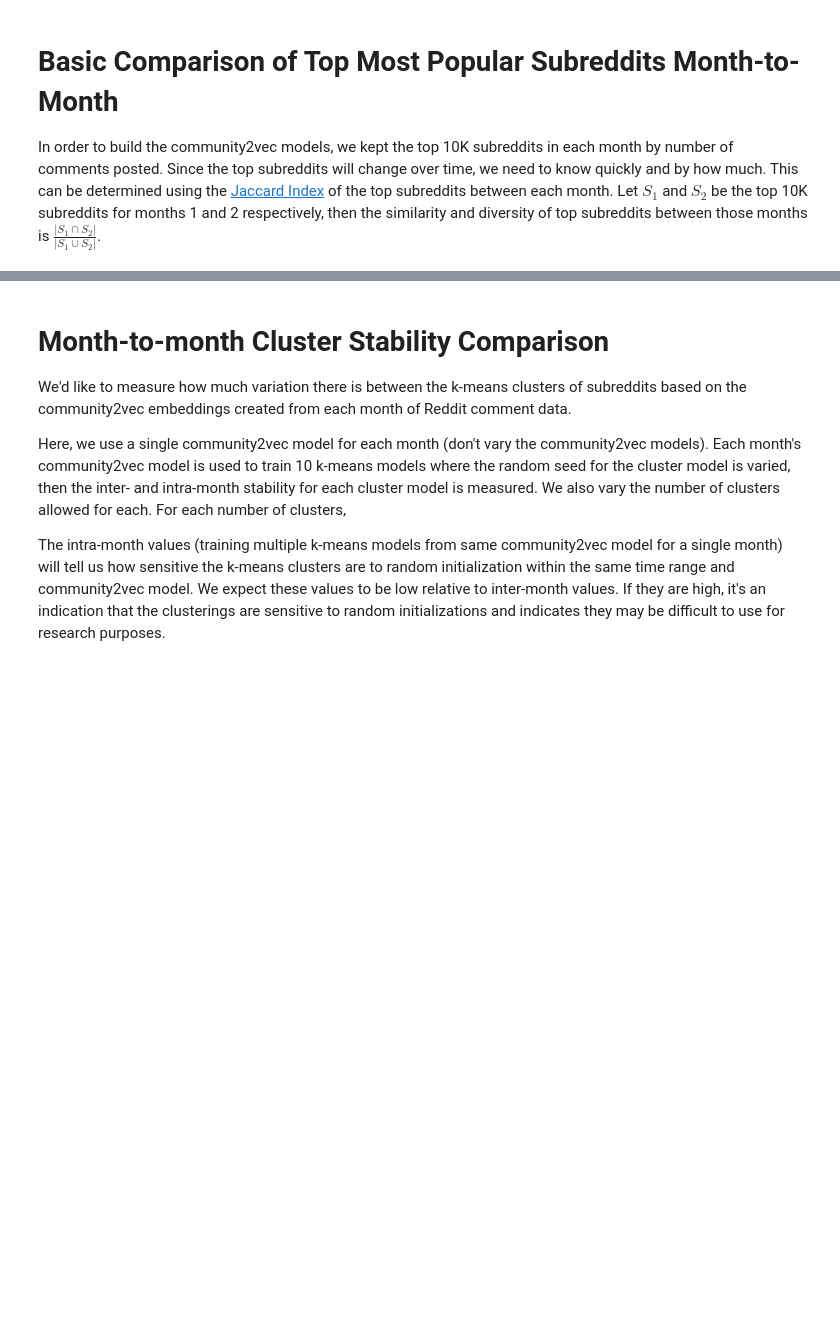
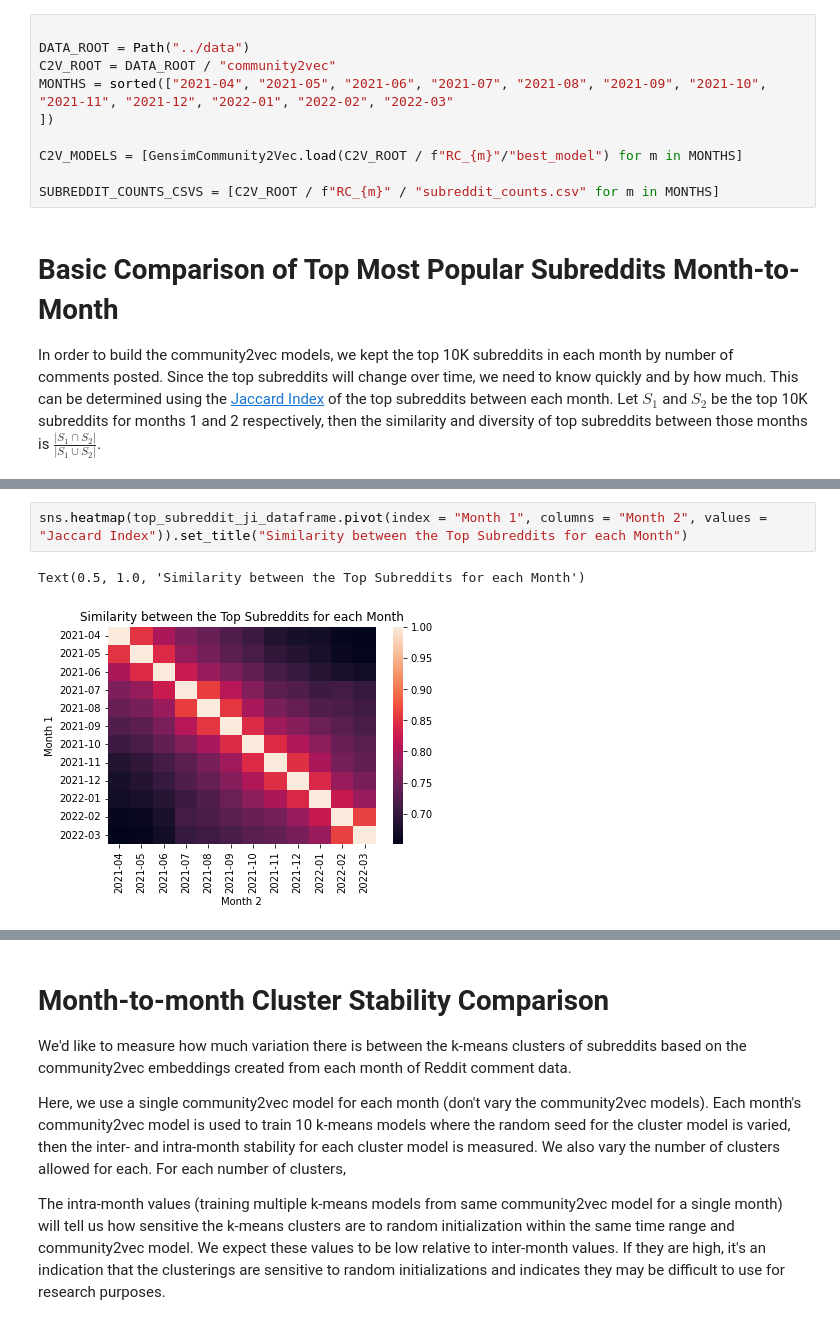
Before and after one commit to UMassCDS/IHOP-Reddit, a Jupyter notebook: notebooks/clustering_stability_metrics_and_visualizations.ipynb, the cells around one changed output, grey strips where cells are left out. Drawn from its saved outputs; the diff is of its cells as text; blank space fills up the shorter version.

Commit message:
Underlying data and c2v model similarity comparison added

```diff
--- a/notebooks/clustering_stability_metrics_and_visualizations.ipynb
+++ b/notebooks/clustering_stability_metrics_and_visualizations.ipynb
@@ -4,3 +8,13 @@ import pandas as pd
+# %%
+
+DATA_ROOT = Path("../data")
+C2V_ROOT = DATA_ROOT / "community2vec"
+MONTHS = sorted(["2021-04", "2021-05", "2021-06", "2021-07", "2021-08", "2021-09", "2021-10", "2021-11", "2021-12", "2022-01", "2022-02", "2022-03"
+])
+
+C2V_MODELS = [GensimCommunity2Vec.load(C2V_ROOT / f"RC_{m}"/"best_model") for m in MONTHS]
+
+SUBREDDIT_COUNTS_CSVS = [C2V_ROOT / f"RC_{m}" / "subreddit_counts.csv" for m in MONTHS]
 # %% [markdown]
 # Basic Comparison of Top Most Popular Subreddits Month-to-Month
 
@@ -9,0 +96,5 @@ In order to build the community2vec models, we kept the top 10K subreddits in ea
+# %%
+sns.heatmap(top_subreddit_ji_dataframe.pivot(index = "Month 1", columns = "Month 2", values = "Jaccard Index")).set_title("Similarity between the Top Subreddits for each Month")
+# %% [output]
+Text(0.5, 1.0, 'Similarity between the Top Subreddits for each Month')
+[figure, added]
```
Also changed, not shown: parts of 5 cells of this notebook, 2 other files.
